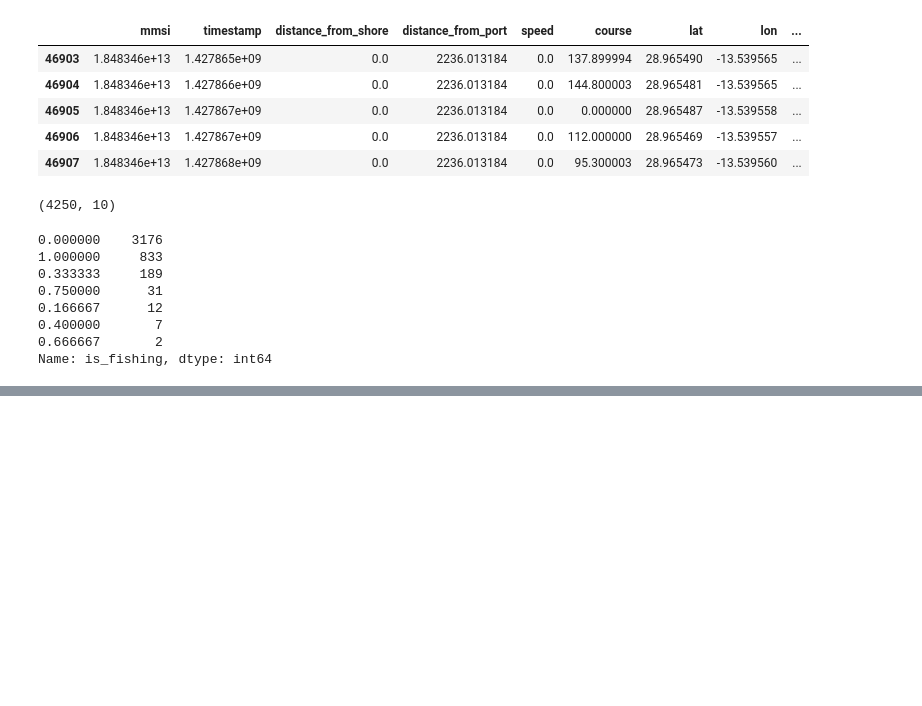
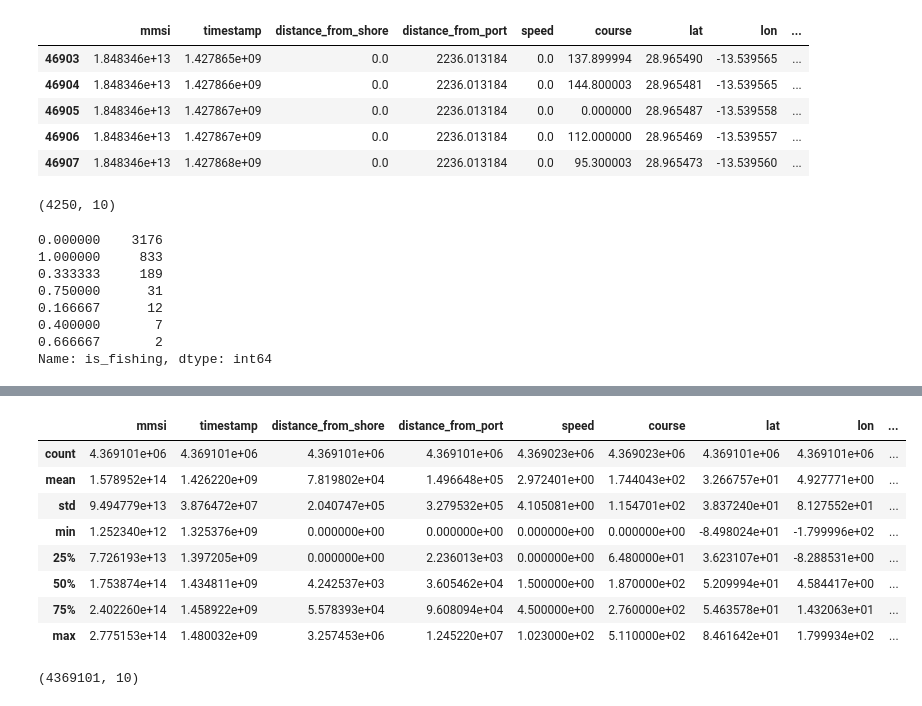
Before and after one commit to seankim658/LSTM-Fishing-Detection, a Jupyter notebook: main-notebook.ipynb, the cells around one changed output, grey strips where cells are left out. Cells and saved outputs as stored; diff of their text form; code cells hidden in the pictures; blank space fills up the shorter version.

```diff
--- a/main-notebook.ipynb
+++ b/main-notebook.ipynb
@@ -374,0 +534,6 @@ Name: is_fishing, dtype: int64
+# %%
+# read in data from the trawler vessels file
+trawlers_df = pd.read_csv(trawlers_file)
+
+# peak at the data
+trawlers_df.head()
@@ -374,0 +547,18 @@ Name: is_fishing, dtype: int64
+# %%
+# check data charactertics
+trawlers_df.describe()
+# %% [output]
+|  | mmsi | timestamp | distance_from_shore | distance_from_port | speed | course | lat | lon | ... |
+| count | 4.369101e+06 | 4.369101e+06 | 4.369101e+06 | 4.369101e+06 | 4.369023e+06 | 4.369023e+06 | 4.369101e+06 | 4.369101e+06 | ... |
+| mean | 1.578952e+14 | 1.426220e+09 | 7.819802e+04 | 1.496648e+05 | 2.972401e+00 | 1.744043e+02 | 3.266757e+01 | 4.927771e+00 | ... |
+| std | 9.494779e+13 | 3.876472e+07 | 2.040747e+05 | 3.279532e+05 | 4.105081e+00 | 1.154701e+02 | 3.837240e+01 | 8.127552e+01 | ... |
+| min | 1.252340e+12 | 1.325376e+09 | 0.000000e+00 | 0.000000e+00 | 0.000000e+00 | 0.000000e+00 | -8.498024e+01 | -1.799996e+02 | ... |
+| 25% | 7.726193e+13 | 1.397205e+09 | 0.000000e+00 | 2.236013e+03 | 0.000000e+00 | 6.480000e+01 | 3.623107e+01 | -8.288531e+00 | ... |
+| 50% | 1.753874e+14 | 1.434811e+09 | 4.242537e+03 | 3.605462e+04 | 1.500000e+00 | 1.870000e+02 | 5.209994e+01 | 4.584417e+00 | ... |
+| 75% | 2.402260e+14 | 1.458922e+09 | 5.578393e+04 | 9.608094e+04 | 4.500000e+00 | 2.760000e+02 | 5.463578e+01 | 1.432063e+01 | ... |
+| max | 2.775153e+14 | 1.480032e+09 | 3.257453e+06 | 1.245220e+07 | 1.023000e+02 | 5.110000e+02 | 8.461642e+01 | 1.799934e+02 | ... |
+# %%
+# data shape
+trawlers_df.shape
+# %% [output]
+(4369101, 10)
```
Also changed, not shown: parts of 59 cells of this notebook.
